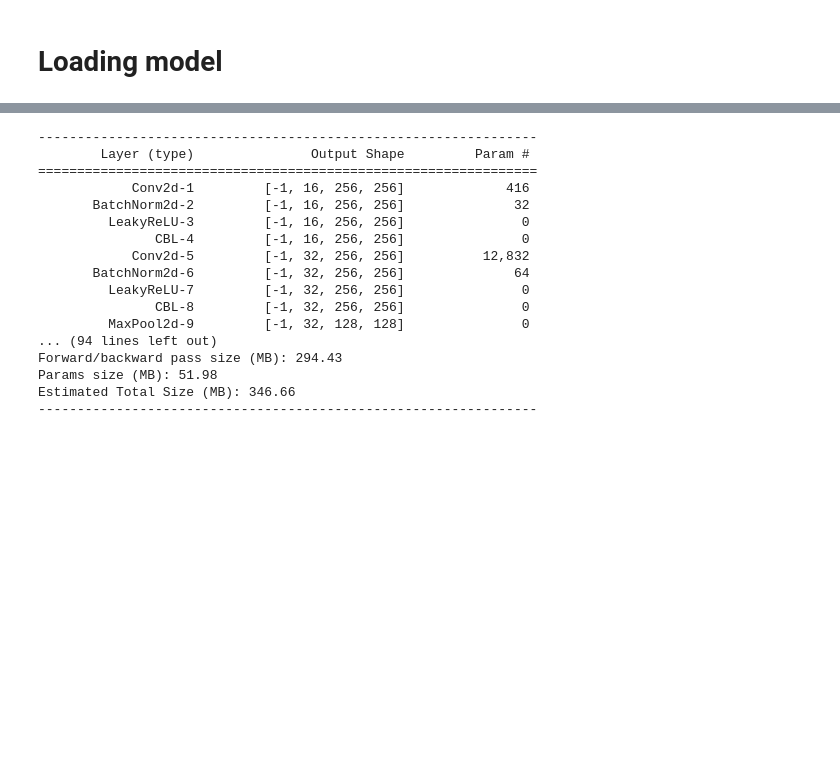
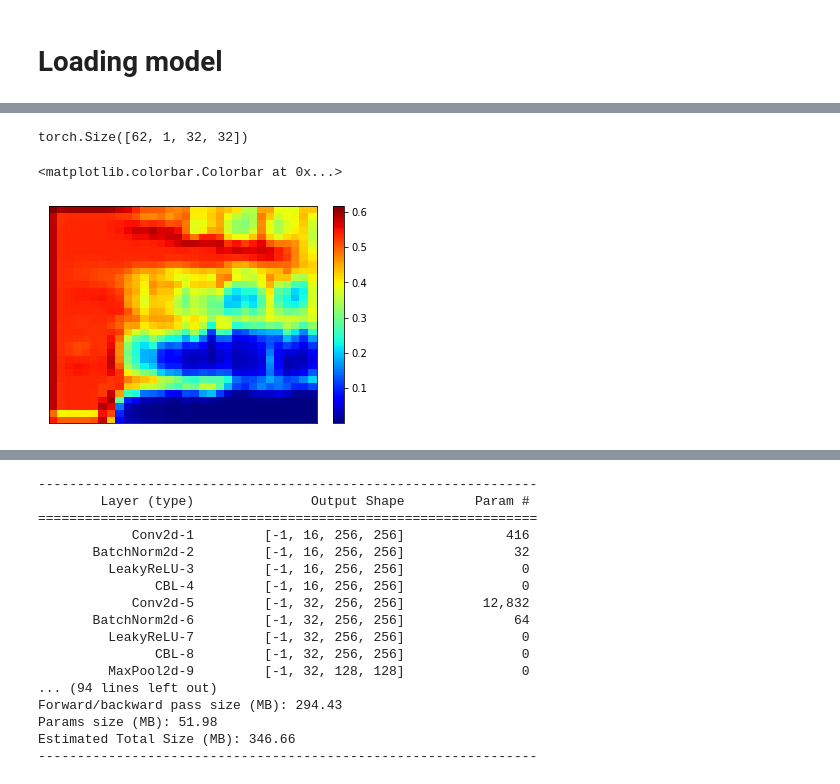
Before and after one commit to iabd/Dereverbify, a Jupyter notebook: attention.ipynb, the cells around one changed output, grey strips where cells are left out. Drawn from its saved outputs; the diff is of its cells as text; code cells hidden in the pictures; blank space fills up the shorter version.

```diff
--- a/attention.ipynb
+++ b/attention.ipynb
@@ -67,26 +67,5 @@ magBatch=split(mag)
 phaseBatch=split(phase)
 magBatch.shape
 orgAudio=reconstructAudioFromBatches(np.abs(magBatch), phaseBatch, istftParams)
-# %%
-class Attention(nn.Module):
-    def __init__(self, channelUp, channelDown):
-        super(Attention, self).__init__()
-        self.deconv=nn.ConvTranspose2d(channelDown, channelUp, kernel_size=1, stride=1)
-        if channelUp/2==channelDown:
-            self.conv1=lambda a:a
-        else:
-            self.conv1=nn.Conv2d(channelUp, channelUp, kernel_size=2, stride=2)
-        self.conv2=nn.Conv2d(channelUp, 1, kernel_size=1, stride=1)
-        self.relu=nn.ReLU()
-        self.sigmoid=nn.Sigmoid()
-
-    def forward(self, x, g):
-        addition=self.deconv(g)+self.conv1(x)
-        addition=self.relu(addition)
-        addition=self.conv2(addition)
-        attention=self.sigmoid(addition)
-        attention=F.interpolate(addition.unsqueeze(0), size=x[0].shape, mode='trilinear').squeeze(0)
-
-        return x.mul(attention)
 # %% [markdown]
 # Loading model
@@ -237,0 +255,2 @@ countParams(net2)
+# %%
+out=net(torch.from_numpy(magBatch))
@@ -237,0 +269,11 @@ countParams(net2)
+# %%
+out[1].shape
+# %% [output]
+torch.Size([62, 1, 32, 32])
+# %%
+plt.figure()
+librosa.display.specshow(out[1][0][0].detach().numpy(), cmap=cm.jet)
+plt.colorbar()
+# %% [output]
+<matplotlib.colorbar.Colorbar at 0x...>
+[figure, added]
```
Also changed, not shown: parts of 10 cells of this notebook, 3 other files.
